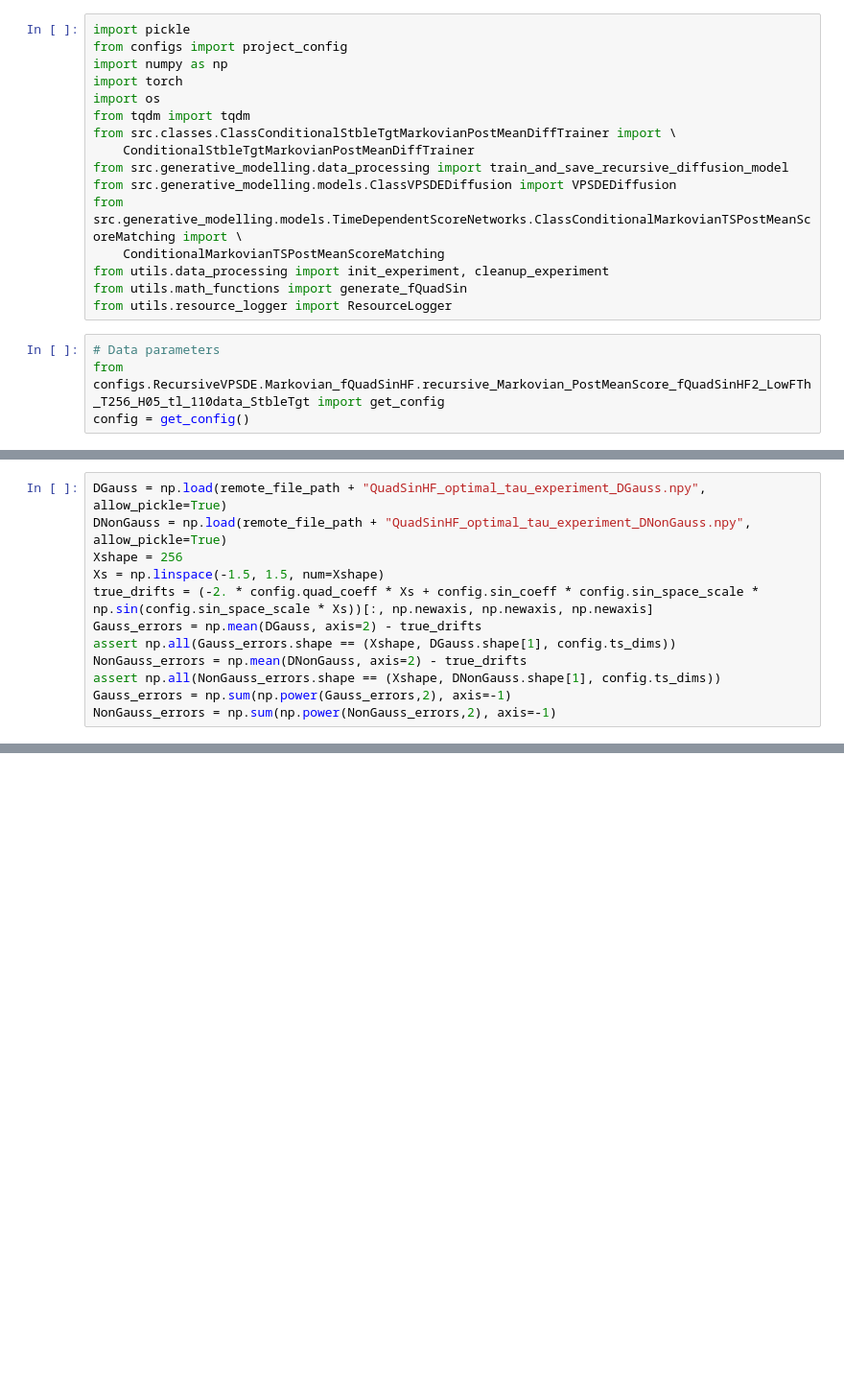
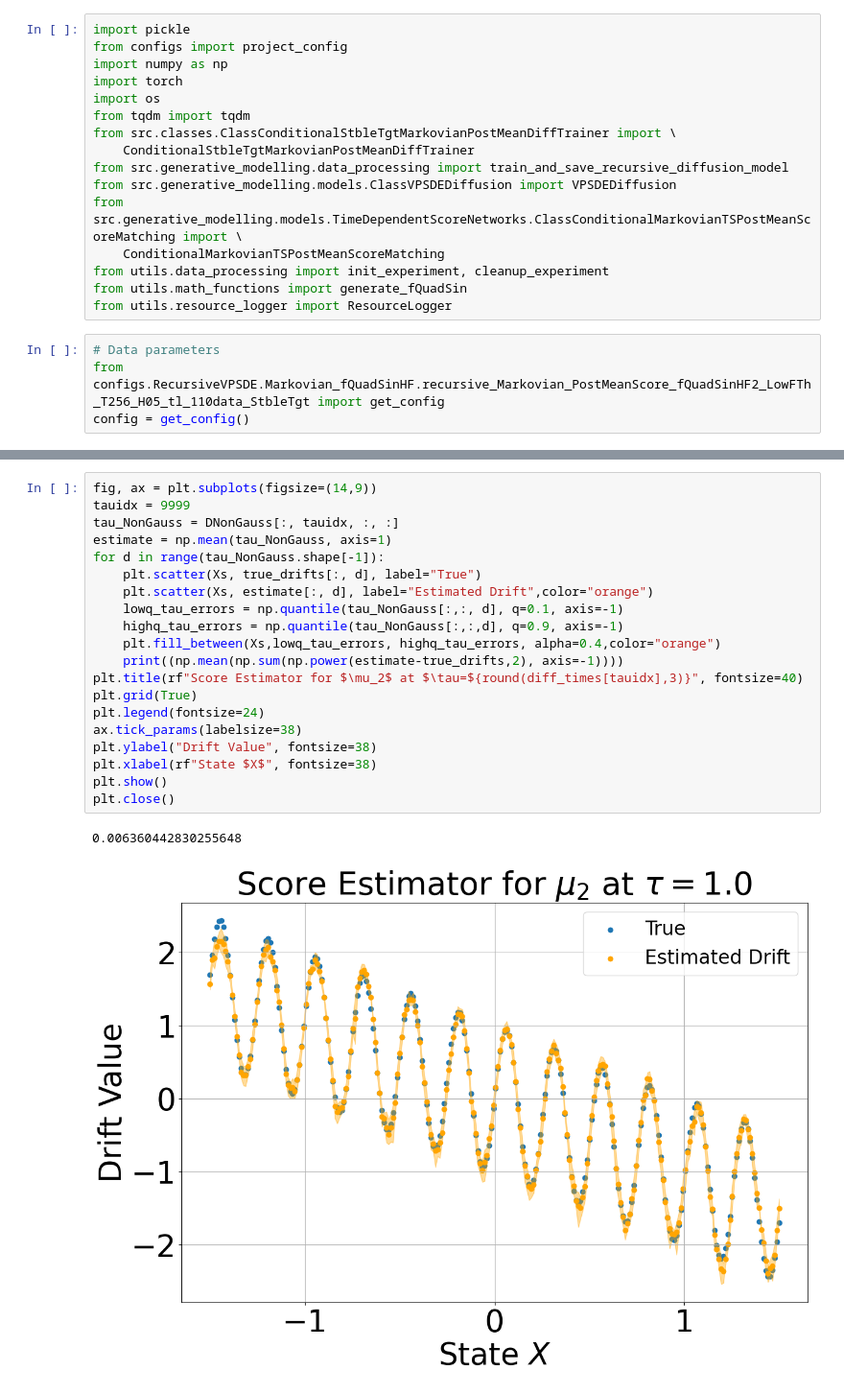
Before and after one commit to marcostapiac/FractionalBrownianMotion, a Jupyter notebook: experiments/generative_modelling/RecursiveVPSDE/LossTracking/Markovian/QuadSinHF/QuadSinHF_optimal_tau_experiment_DGauss.ipynb, the cells around one changed output, grey strips where cells are left out. Shown at 96% size. Drawn from its saved outputs; the diff is of its cells as text; blank space fills up the shorter version.

```diff
--- a/experiments/generative_modelling/RecursiveVPSDE/LossTracking/Markovian/QuadSinHF/QuadSinHF_optimal_tau_experiment_DGauss.ipynb
+++ b/experiments/generative_modelling/RecursiveVPSDE/LossTracking/Markovian/QuadSinHF/QuadSinHF_optimal_tau_experiment_DGauss.ipynb
@@ -138,12 +152,0 @@ np.save(remote_file_path + "QuadSinHF_optimal_tau_experiment_DGauss.npy", final_
-# %%
-DGauss = np.load(remote_file_path + "QuadSinHF_optimal_tau_experiment_DGauss.npy", allow_pickle=True)
-DNonGauss = np.load(remote_file_path + "QuadSinHF_optimal_tau_experiment_DNonGauss.npy", allow_pickle=True)
-Xshape = 256
-Xs = np.linspace(-1.5, 1.5, num=Xshape)
-true_drifts = (-2. * config.quad_coeff * Xs + config.sin_coeff * config.sin_space_scale * np.sin(config.sin_space_scale * Xs))[:, np.newaxis, np.newaxis, np.newaxis]
-Gauss_errors = np.mean(DGauss, axis=2) - true_drifts
-assert np.all(Gauss_errors.shape == (Xshape, DGauss.shape[1], config.ts_dims))
-NonGauss_errors = np.mean(DNonGauss, axis=2) - true_drifts
-assert np.all(NonGauss_errors.shape == (Xshape, DNonGauss.shape[1], config.ts_dims))
-Gauss_errors = np.sum(np.power(Gauss_errors,2), axis=-1)
-NonGauss_errors = np.sum(np.power(NonGauss_errors,2), axis=-1)
@@ -149,0 +227,23 @@ NonGauss_errors = np.sum(np.power(NonGauss_errors,2), axis=-1)
+# %%
+fig, ax = plt.subplots(figsize=(14,9))
+tauidx = 9999
+tau_NonGauss = DNonGauss[:, tauidx, :, :]
+estimate = np.mean(tau_NonGauss, axis=1)
+for d in range(tau_NonGauss.shape[-1]):
+    plt.scatter(Xs, true_drifts[:, d], label="True")
+    plt.scatter(Xs, estimate[:, d], label="Estimated Drift",color="orange")
+    lowq_tau_errors = np.quantile(tau_NonGauss[:,:, d], q=0.1, axis=-1)
+    highq_tau_errors = np.quantile(tau_NonGauss[:,:,d], q=0.9, axis=-1)
+    plt.fill_between(Xs,lowq_tau_errors, highq_tau_errors, alpha=0.4,color="orange")
+    print((np.mean(np.sum(np.power(estimate-true_drifts,2), axis=-1))))
+plt.title(rf"Score Estimator for $\mu_2$ at $\tau=${round(diff_times[tauidx],3)}", fontsize=40)
+plt.grid(True)
+plt.legend(fontsize=24)
+ax.tick_params(labelsize=38)
+plt.ylabel("Drift Value", fontsize=38)
+plt.xlabel(rf"State $X$", fontsize=38)
+plt.show()
+plt.close()
+# %% [output]
+0.006360442830255648
+[figure, added]
```
Also changed, not shown: parts of 13 cells of this notebook, 4 other files.
